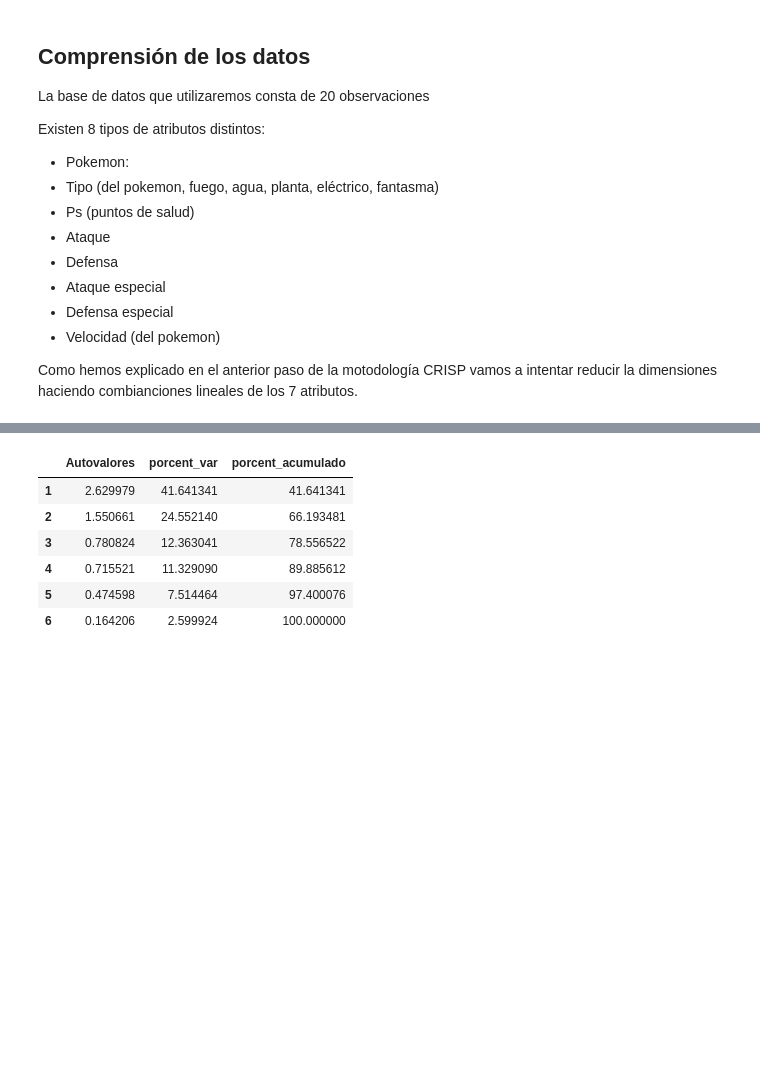
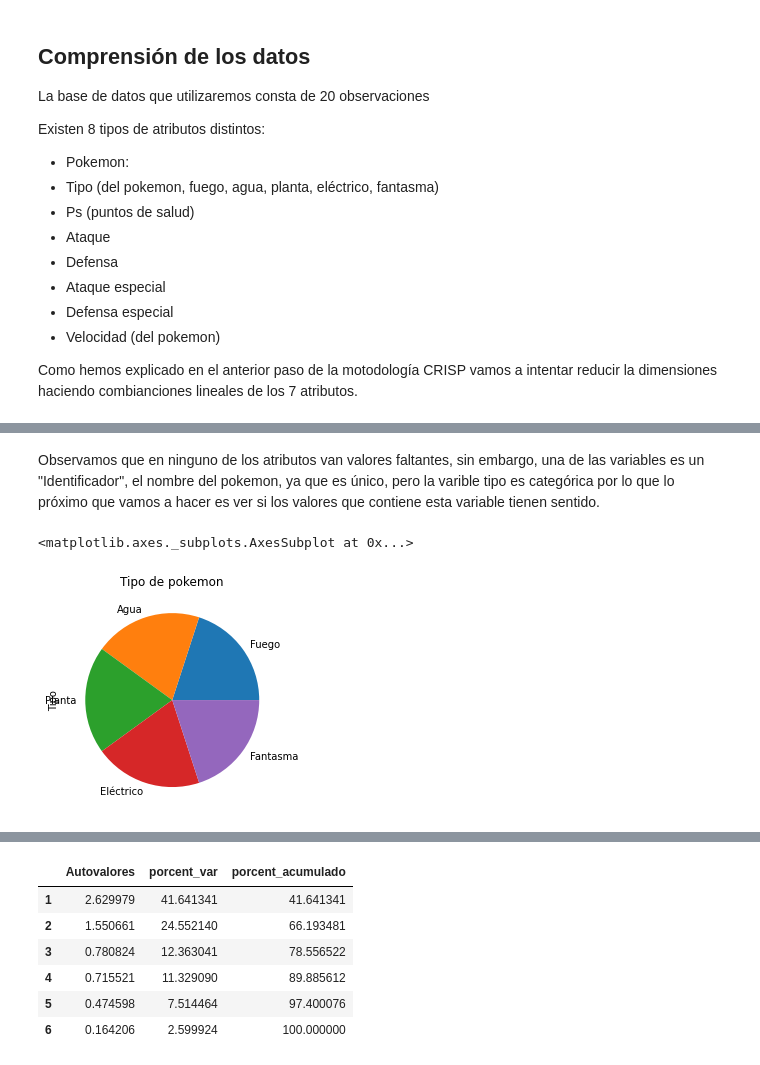
Before and after one commit to amayasarasacolina/MineriaL1P1, a Jupyter notebook: L1P3.ipynb, the cells around one changed output, grey strips where cells are left out. Saved outputs shown, nothing was run; the diff lists cells and outputs as text; code cells hidden in the pictures; blank space fills up the shorter version.

```diff
--- a/L1P3.ipynb
+++ b/L1P3.ipynb
@@ -92,0 +118,7 @@ De hecho en el enunciado nos especifica que normalicemos los datos con el fin de
+# %% [markdown]
+Observamos que en ninguno de los atributos van valores faltantes, sin embargo, una de las variables es un "Identificador", el nombre del pokemon, ya que es único, pero la varible tipo es categórica por lo que lo próximo que vamos a hacer es ver si los valores que contiene esta variable tienen sentido.
+# %%
+df['Tipo'].value_counts().plot(kind='pie', title='Tipo de pokemon')
+# %% [output]
+<matplotlib.axes._subplots.AxesSubplot at 0x...>
+[figure, added]
```
Also changed, not shown: parts of 87 cells of this notebook.
